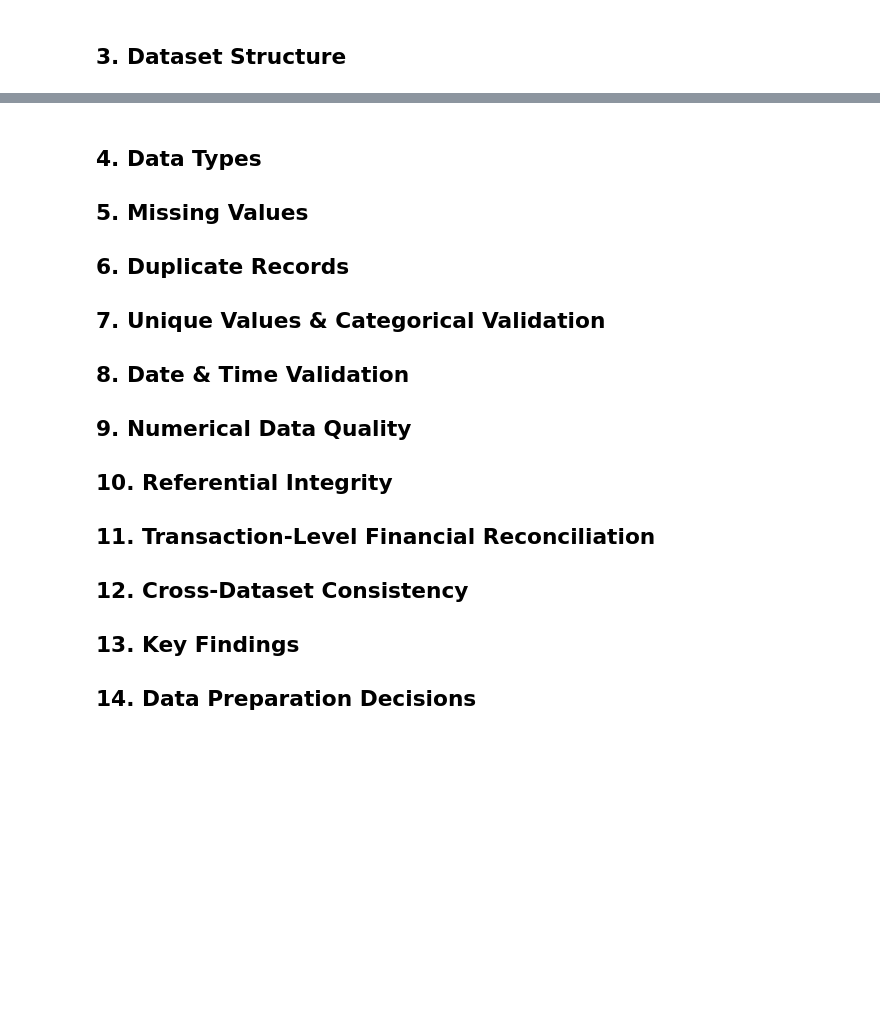
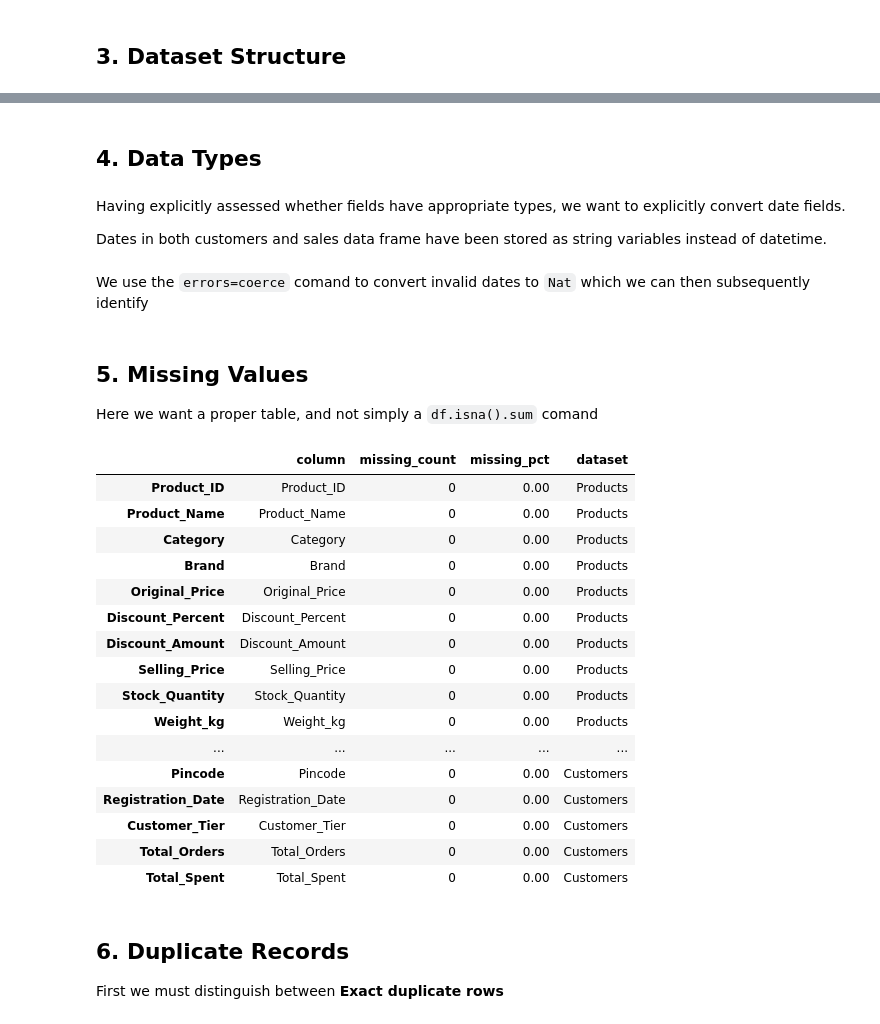
Before and after one commit to Vin-Okumu/e-commerce-sales-analytics, a Jupyter notebook: Analysis/01_data_profiling.ipynb, the cells around one changed output, grey strips where cells are left out. Cells and saved outputs as stored; diff of their text form; code cells hidden in the pictures; blank space fills up the shorter version.

```diff
--- a/Analysis/01_data_profiling.ipynb
+++ b/Analysis/01_data_profiling.ipynb
@@ -37,23 +124,8 @@ datasets = {
 # %% [markdown]
 
 ## 4. Data Types
-
-## 5. Missing Values
-
-## 6. Duplicate Records
-
-## 7. Unique Values & Categorical Validation
-
-## 8. Date & Time Validation
-
-## 9. Numerical Data Quality
-
-## 10. Referential Integrity
-
-## 11. Transaction-Level Financial Reconciliation
-
-## 12. Cross-Dataset Consistency
-
-## 13. Key Findings
-
-## 14. Data Preparation Decisions
+# %% [markdown]
+
+Having explicitly assessed whether fields have appropriate types, we want to explicitly convert date fields.
+
+Dates in both customers and sales data frame have been stored as string variables instead of datetime.
@@ -59,0 +143,49 @@ datasets = {
+# %% [markdown]
+We use the `errors=coerce` comand to convert invalid dates to `Nat` which we can then subsequently identify
+# %% [markdown]
+
+## 5. Missing Values
+
+Here we want a proper table, and not simply a  `df.isna().sum` comand
+# %%
+def missingness_report(df, name):
+    result = pd.DataFrame({
+        "column": df.columns,
+        "missing_count": df.isna().sum(),
+        "missing_pct": (df.isna().mean() * 100).round(2)
+    })
+
+    result["dataset"] = name
+
+    return result.sort_values("missing_pct", ascending=False)
+# %%
+missingness = pd.concat([
+    missingness_report(products, "Products"),
+    missingness_report(sales, "Sales"),
+    missingness_report(customers, "Customers")
+])
+
+missingness
+# %% [output]
+|  | column | missing_count | missing_pct | dataset |
+| Product_ID | Product_ID | 0 | 0.00 | Products |
+| Product_Name | Product_Name | 0 | 0.00 | Products |
+| Category | Category | 0 | 0.00 | Products |
+| Brand | Brand | 0 | 0.00 | Products |
+| Original_Price | Original_Price | 0 | 0.00 | Products |
+| Discount_Percent | Discount_Percent | 0 | 0.00 | Products |
+| Discount_Amount | Discount_Amount | 0 | 0.00 | Products |
+| Selling_Price | Selling_Price | 0 | 0.00 | Products |
+| Stock_Quantity | Stock_Quantity | 0 | 0.00 | Products |
+| Weight_kg | Weight_kg | 0 | 0.00 | Products |
+| ... | ... | ... | ... | ... |
+| Pincode | Pincode | 0 | 0.00 | Customers |
+| Registration_Date | Registration_Date | 0 | 0.00 | Customers |
+| Customer_Tier | Customer_Tier | 0 | 0.00 | Customers |
+| Total_Orders | Total_Orders | 0 | 0.00 | Customers |
+| Total_Spent | Total_Spent | 0 | 0.00 | Customers |
+# %% [markdown]
+
+## 6. Duplicate Records
+
+First we must distinguish between **Exact duplicate rows**
```
Also changed, not shown: parts of 45 cells of this notebook.
